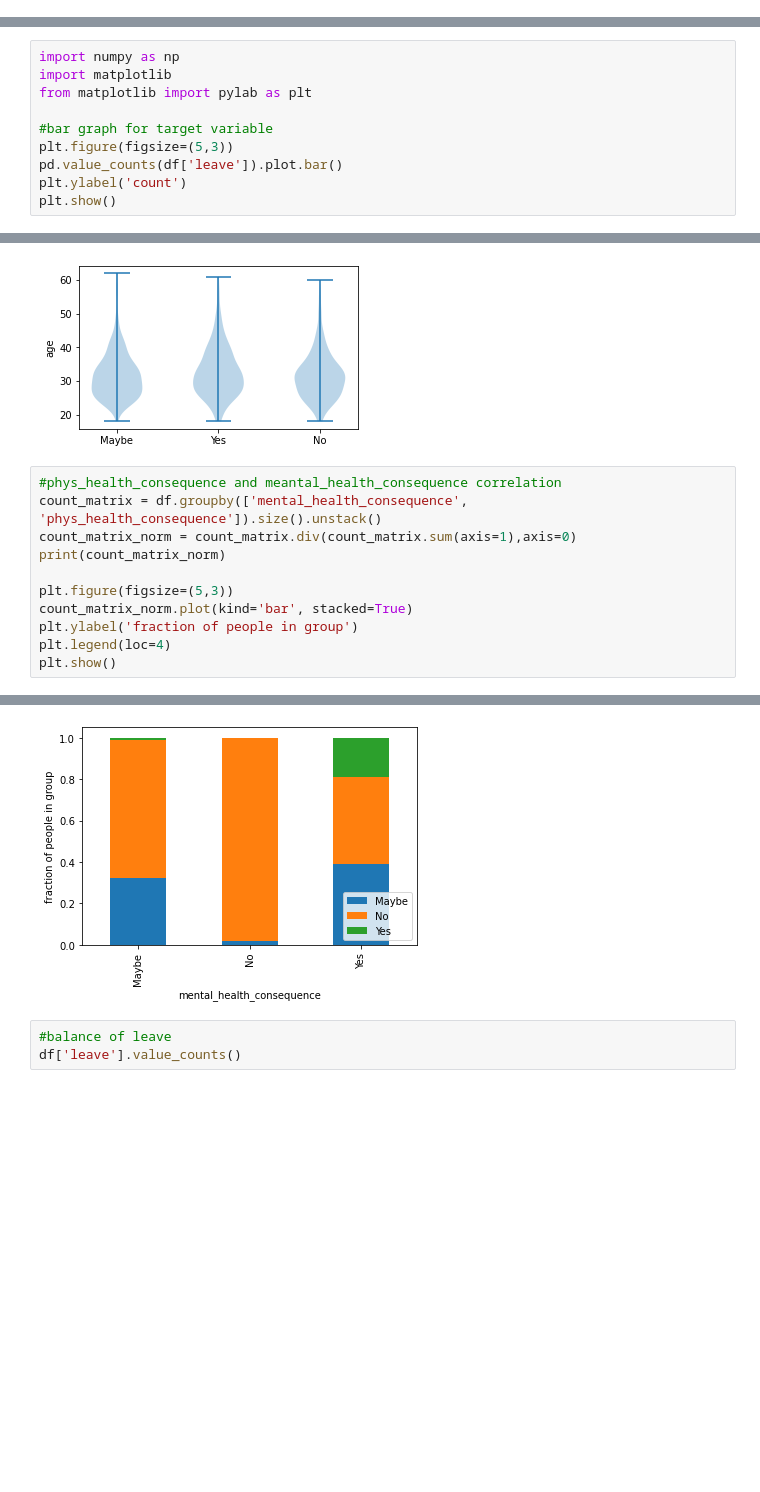
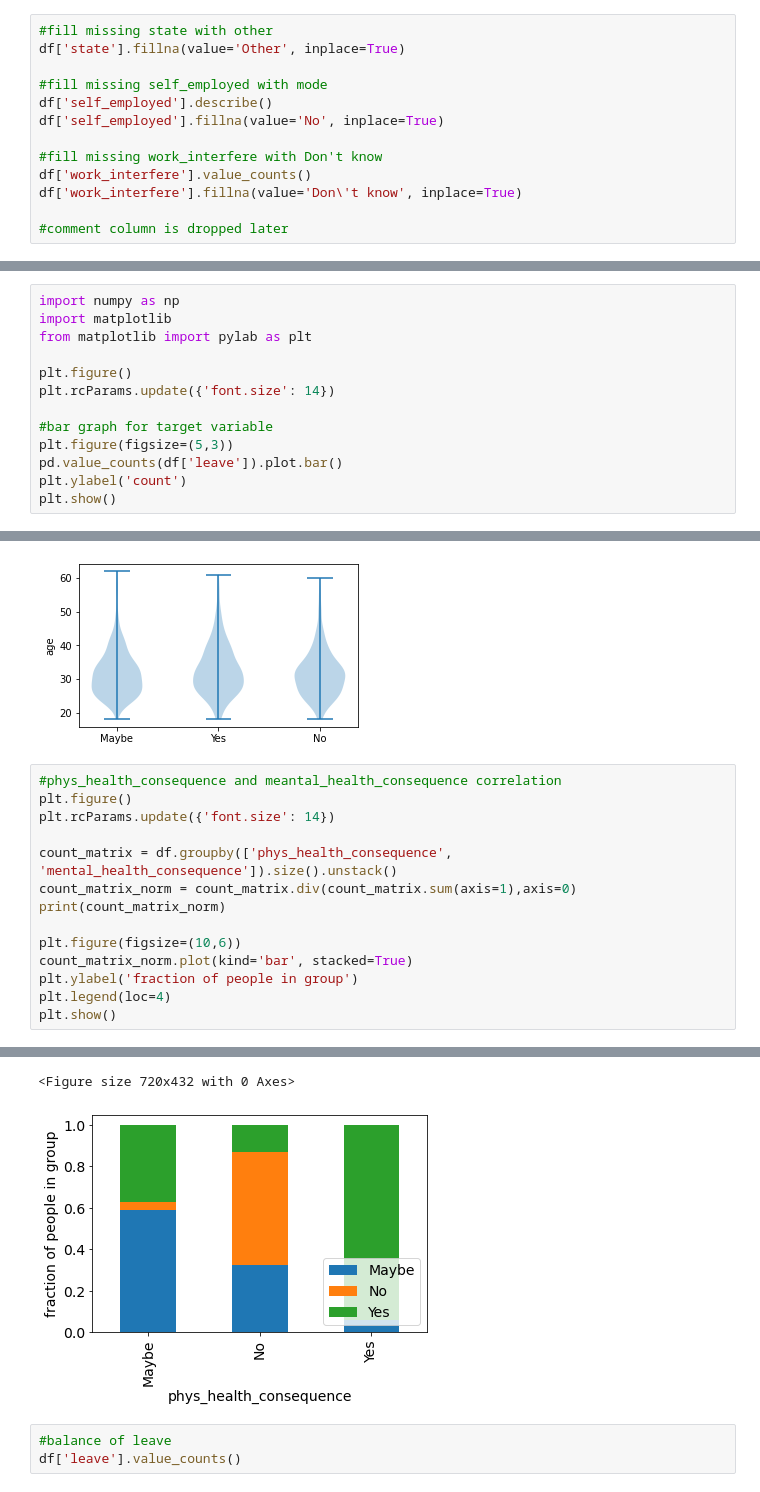
Before and after one commit to XinbeiYu00/project-XinbeiYu, a Jupyter notebook: Mental_Health_in_Tech.ipynb, the cells around one changed output, grey strips where cells are left out. Saved outputs shown, nothing was run; the diff lists cells and outputs as text; blank space fills up the shorter version.

```diff
--- a/Mental_Health_in_Tech.ipynb
+++ b/Mental_Health_in_Tech.ipynb
@@ -46,3 +71,16 @@ Name: tech_company, dtype: object
+# %%
+#fill missing state with other
+df['state'].fillna(value='Other', inplace=True)
+
+#fill missing self_employed with mode
+df['self_employed'].describe()
+df['self_employed'].fillna(value='No', inplace=True)
+
+#fill missing work_interfere with Don't know
+df['work_interfere'].value_counts()
+df['work_interfere'].fillna(value='Don\'t know', inplace=True)
+
+#comment column is dropped later
 # %%
 #drop non-tech company answers:
 print("Before Dropping: ", df.shape)
@@ -88,6 +126,9 @@ Name: leave, dtype: object
 import numpy as np
 import matplotlib
 from matplotlib import pylab as plt
+
+plt.figure()
+plt.rcParams.update({'font.size': 14})
 
 #bar graph for target variable
 plt.figure(figsize=(5,3))
@@ -251,11 +302,14 @@ plt.show()
 [figure]
 # %%
 #phys_health_consequence and meantal_health_consequence correlation
-count_matrix = df.groupby(['mental_health_consequence', 'phys_health_consequence']).size().unstack()
+plt.figure()
+plt.rcParams.update({'font.size': 14})
+
+count_matrix = df.groupby(['phys_health_consequence', 'mental_health_consequence']).size().unstack()
 count_matrix_norm = count_matrix.div(count_matrix.sum(axis=1),axis=0)
 print(count_matrix_norm)
 
-plt.figure(figsize=(5,3))
+plt.figure(figsize=(10,6))
 count_matrix_norm.plot(kind='bar', stacked=True)
 plt.ylabel('fraction of people in group')
 plt.legend(loc=4)
@@ -270,4 +324,5 @@ Yes                        0.388889  0.423611  0.187500
+<Figure size 720x432 with 0 Axes>
-[figure, old version]
+[figure, new version]
 # %%
 #balance of leave
 df['leave'].value_counts()
```
Also changed, not shown: parts of 7 cells of this notebook, 9 other files.
